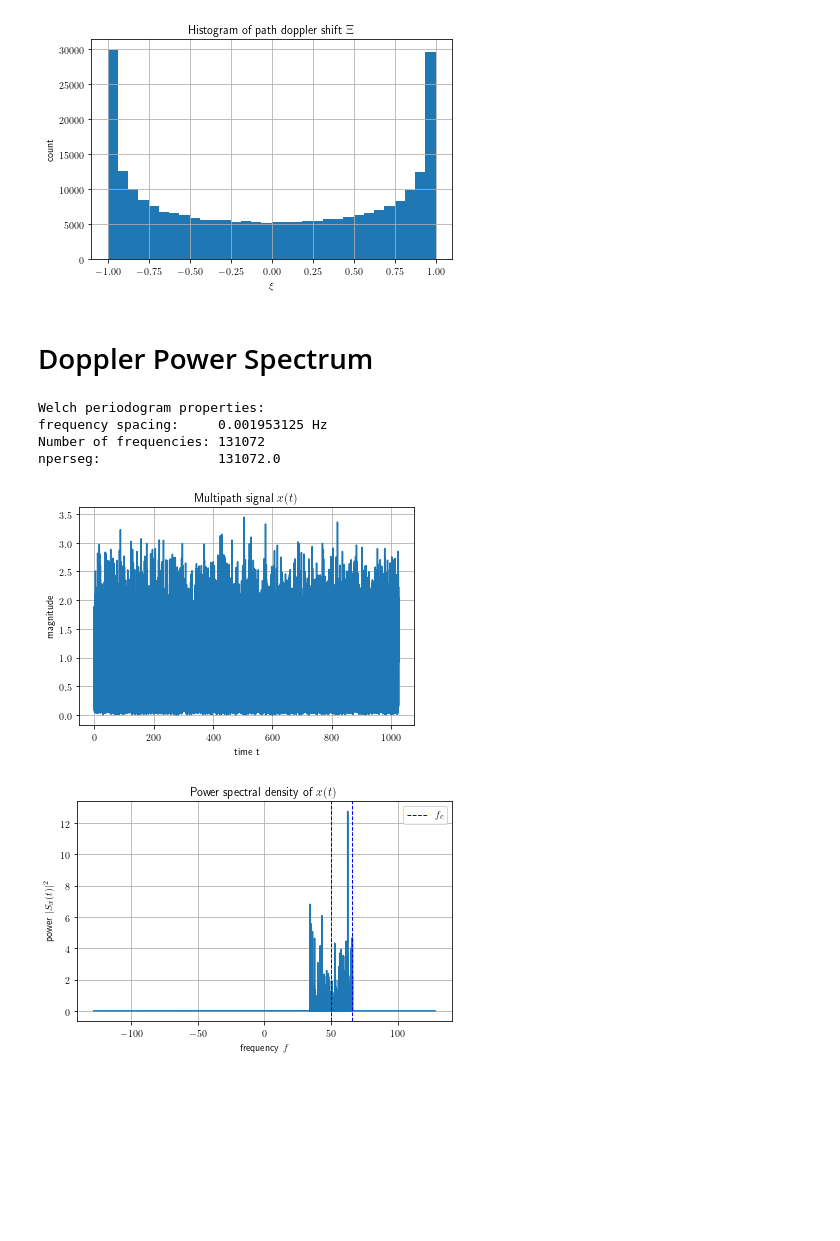
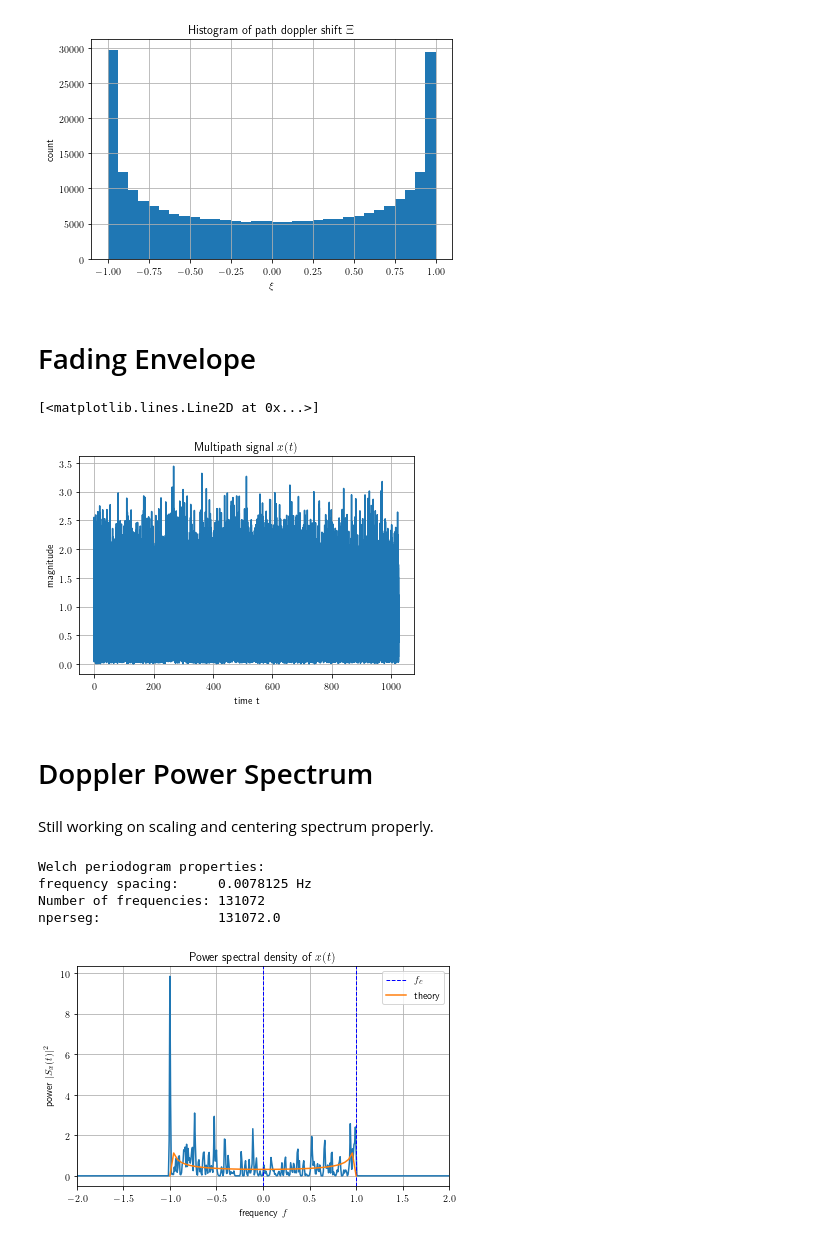
Before and after one commit to eldrtimo/jakes-scattering, a Jupyter notebook: notebook.ipynb, the cells around one changed output. Cells and saved outputs as stored; diff of their text form; code cells hidden in the pictures; blank space fills up the shorter version.

Commit message:
add plots

```diff
--- a/notebook.ipynb
+++ b/notebook.ipynb
@@ -19,56 +19,82 @@ fig.tight_layout()
 fig.savefig("./plots/doppler_shifts.pdf")
 # %% [output]
 [figure]
+# %% [markdown]
+# Fading Envelope
+# %%
+NN_sym = 1024 # number of symbols
+NN_sps =  256 # number of samples per symbol
+NN_pth =  256 # number of paths
+FF_dop =   16 # maximum doppler shift (Hz)
+FF_car =   50 # carrier frequency (Hz)
+FF_sym =    1 # symbol rate (baud)
+
+jakes_fading(NN_sym,NN_sps,NN_pth,FF_dop,FF_car,FF_sym)
+
+fig, axs = plt.subplots()
+axs.set_title(r"Multipath signal $x(t)$")
+axs.set_xlabel(r"time t")
+axs.set_ylabel(r"magnitude")
+axs.plot(tt_n,np.abs(xx_n))
+# %% [output]
+[<matplotlib.lines.Line2D at 0x...>]
+[figure, added]
 # %% [markdown]
 # Doppler Power Spectrum
+# %% [markdown]
+Still working on scaling and centering spectrum properly.
 # %%
-NN_sym = 1024 # number of symbols
-NN_sps =  256 # number of samples per symbol
+NN_sym =     256 # number of symbols
+NN_sps =  1024 # number of samples per symbol
 NN_pth =  256 # number of paths
-FF_dop =   16 # maximum doppler shift (Hz)
-FF_car =   50 # carrier frequency (Hz)
+FF_dop =   1 # maximum doppler shift (Hz)
+FF_car =    0 # carrier frequency (Hz)
 FF_sym =    1 # symbol rate (baud)
 
-doppler_spectrum(NN_sym, NN_sps, NN_pth, FF_dop, FF_car, FF_sym)
-
-fig, axs = plt.subplots()
-axs.set_title(r"Multipath signal $x(t)$")
-axs.set_xlabel(r"time t")
-axs.set_ylabel(r"magnitude")
-axs.plot(tt_n,np.abs(xx_n))
+jakes_fading(NN_sym, NN_sps, NN_pth, FF_dop, FF_car, FF_sym)
 
 # Welch Spectrum
 nperseg = NN_sam/2 # frequency range [-NN_sps/2,NN_sps/2]
 ff, Sx = signal.welch(xx_n,
                       fs = FF_sam,
                       return_onesided = False,
                       nperseg = nperseg)
 
 k = np.arange(ff.size) # frequency index
 ff_k = ff[np.argsort(ff)]
 Sx_k = Sx[np.argsort(ff)]
 
+
+# Plotting Code
 fig, axs = plt.subplots()
 axs.set_title(r"Power spectral density of $x(t)$")
 axs.set_xlabel(r"frequency $f$")
 axs.set_ylabel(r"power $|S_x(t)|^2$")
+axs.plot(ff_k,Sx_k)
+axs.axvline(FF_car + FF_dop,linestyle = "--",linewidth=1,color="blue")
+axs.axvline(FF_car,label="$f_{c}$",linestyle = "--",linewidth=1,color="blue")
 
-axs.plot(ff_k/FF_sym,Sx_k)
-axs.axvline((FF_car + FF_dop)/FF_sym,linestyle = "--",linewidth=1,color="blue")
-axs.axvline(FF_car/FF_sym,label="$f_{c}$",linestyle = "--",linewidth=1,color="blue")
+# Theoretical Doppler Spectrum
+def Sx_theory(f,f_dop = 1):
+    func = lambda x: 1/(np.pi*f_dop*np.sqrt(1-(x/f_dop)**2))
+    return np.piecewise(f,[np.abs(f)<f_dop],[func,0])
 
+f = np.linspace(-(FF_car+FF_dop)/FF_sym,(FF_car+FF_dop)/FF_sym)
+axs.plot(f,FF_sym*Sx_theory((f-FF_car)*FF_sym,f_dop=FF_dop),label="theory")
+
+axs.set_xlim(-2*(FF_car+FF_dop)/FF_sym,2*(FF_car+FF_dop)/FF_sym)
 
 axs.legend()
 fig.tight_layout()
+fig.savefig("./plots/doppler_spectrum.pdf")
 
 print("Welch periodogram properties:")
 print("frequency spacing:     {} Hz".format(ff_k[1] - ff_k[0]))
 print("Number of frequencies: {}".format(ff_k.size))
 print("nperseg:               {}".format(nperseg))
 # %% [output]
 Welch periodogram properties:
-frequency spacing:     0.001953125 Hz
+frequency spacing:     0.0078125 Hz
 Number of frequencies: 131072
 nperseg:               131072.0
-[figure, old version]
+[figure, new version]
-[figure, removed]
```
Also changed, not shown: parts of 1 cell of this notebook, 1 other file.
